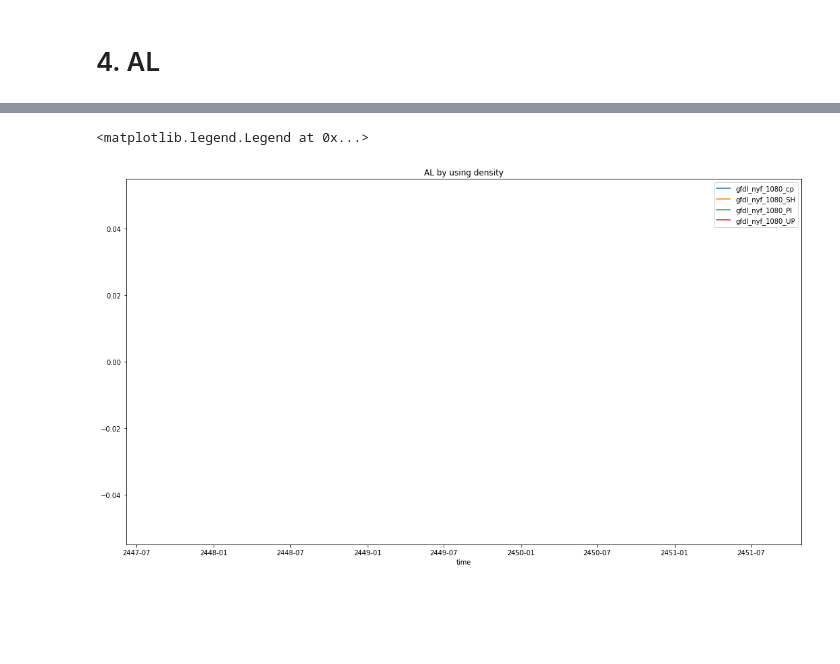
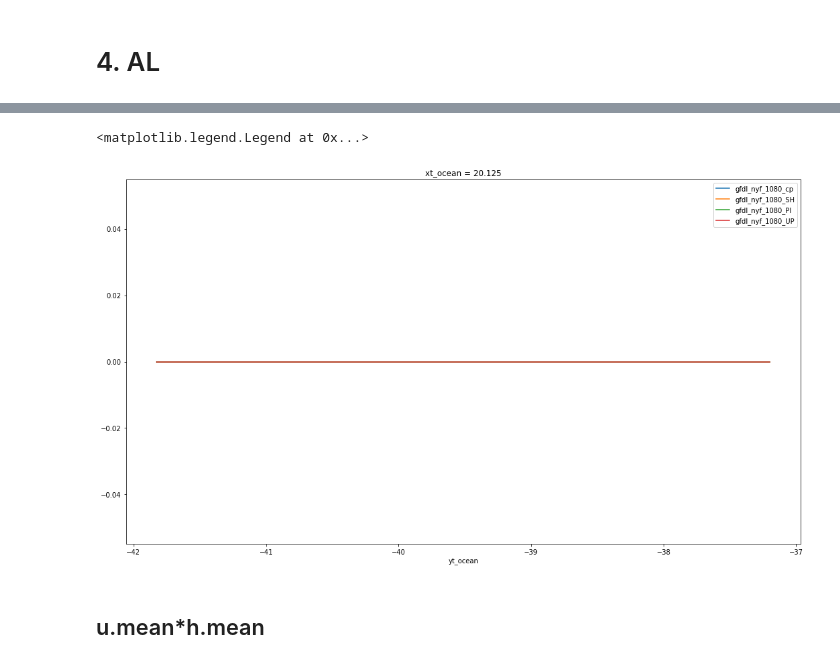
Before and after one commit to AaronLang/my_honours_project, a Jupyter notebook: 3. Reshaping data for the 5-daily experiments.ipynb, the cells around one changed output, grey strips where cells are left out. Drawn from its saved outputs; the diff is of its cells as text; code cells hidden in the pictures; blank space fills up the shorter version.

```diff
--- a/3. Reshaping data for the 5-daily experiments.ipynb
+++ b/3. Reshaping data for the 5-daily experiments.ipynb
@@ -94,9 +178,9 @@ def mask(expt):
     al_rho = rho\
                 .sel(yt_ocean=slice(-42, -37))\
                 .sel(xt_ocean=20, method='nearest')\
-                .isel(time=slice(None,100))\
+                .mean(dim='time')\
                 .compute()
-    al_mask = (al_rho >= 1026.5)
+    al_mask = (al_rho <= 1026.5)
 
     return al_mask
 # %%
@@ -106,7 +190,29 @@ def calc_altransport(expt):
     al_tx_trans = tx_trans\
                 .sel(yt_ocean=slice(-42, -37))\
                 .sel(xt_ocean=20, method='nearest')\
-                .isel(time=slice(None,100))\
+                .mean(dim='time')\
                 .compute()
 
     return al_tx_trans
+# %%
+@memory.cache
+def tdrho(expt):
+
+    al_rho_2d = rho\
+                .sel(yt_ocean=slice(-42, -37))\
+                .sel(xt_ocean=20, method='nearest')\
+                .mean(dim='time')\
+                .compute()
+
+    return al_rho_2d
+# %%
+for expt in expts:
+
+    al_mask_2d = mask(expt)
+    al_tx_trans_2d = calc_altransport(expt)
+    al_rho_2d = tdrho(expt)
+    plt.figure()
+    al_rho_2d.plot.contour(levels=[1026.5], colors='k')
+    (al_tx_trans_2d * al_mask_2d).plot.contourf(levels=15)
+    plt.ylim(1000, 0)
+    plt.title(expt)
@@ -113,12 +224,12 @@ def calc_altransport(expt):
 # %%
 plt.figure(figsize=(18,10))
 for expt in expts:
-    al_mask = mask(expt)
-    al_tx_trans = calc_altransport(expt)
-    al_trans = -(al_tx_trans * al_mask).sum('yt_ocean').sum('st_ocean')
-    al_trans.plot.line(label=expt)
-plt.title('AL by using density')
-plt.legend()
+    temp = (calc_altransport(expt) * mask(expt)).cumsum('yt_ocean').sum('st_ocean')
+    temp1 = temp - temp[-1]
+    temp1.plot(label=expt)
+plt.legend(loc=0)
 # %% [output]
 <matplotlib.legend.Legend at 0x...>
-[figure, old version]
+[figure, new version]
+# %% [markdown]
+## u.mean*h.mean
```
Also changed, not shown: parts of 13 cells of this notebook.
